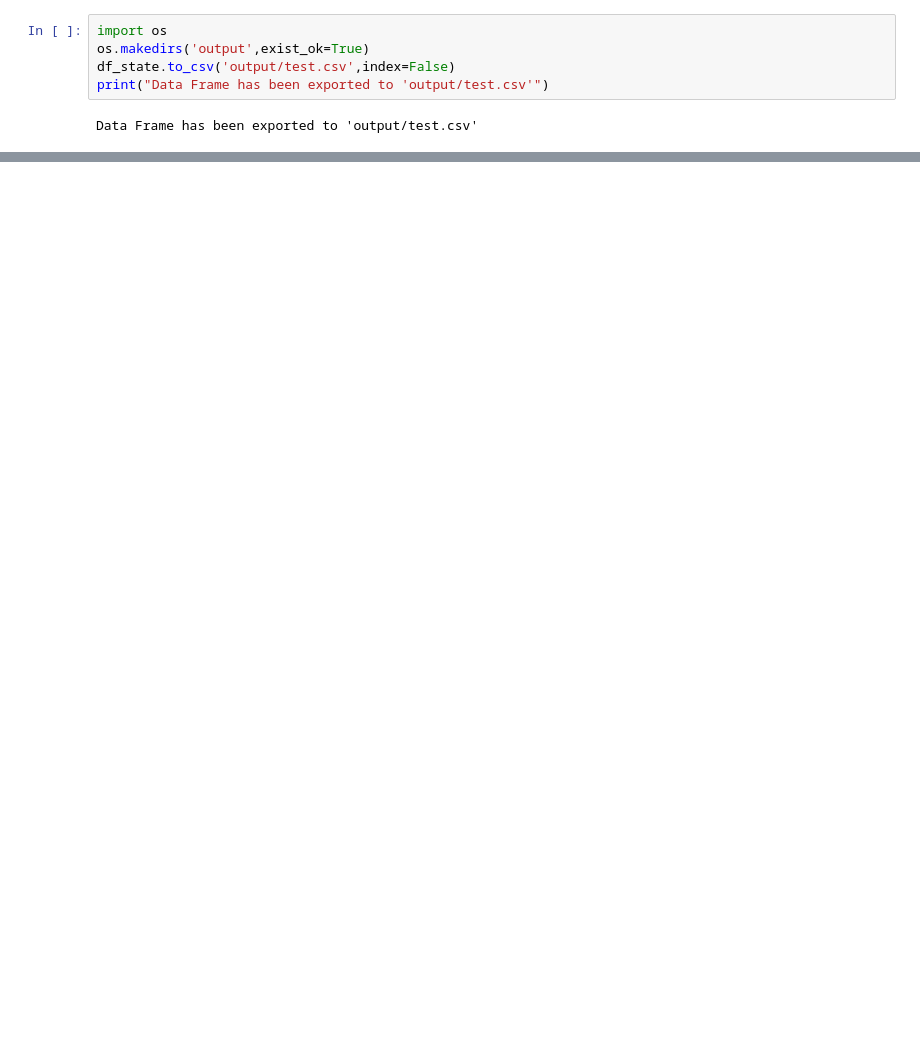
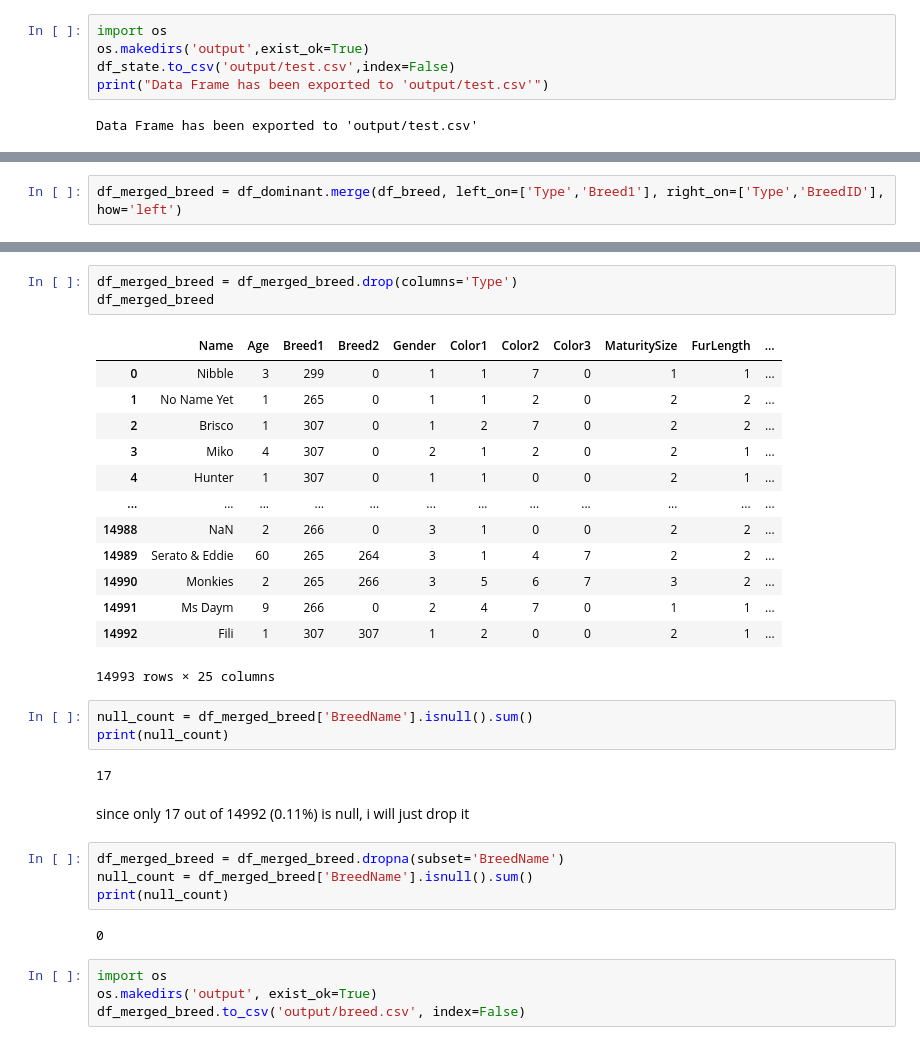
Before and after one commit to Kearskill/meow, a Jupyter notebook: test.ipynb, the cells around one changed output, grey strips where cells are left out. Saved outputs shown, nothing was run; the diff lists cells and outputs as text; blank space fills up the shorter version.

```diff
--- a/test.ipynb
+++ b/test.ipynb
@@ -142,0 +161,2 @@ Data Frame has been exported to 'output/test.csv'
+# %%
+df_merged_breed = df_dominant.merge(df_breed, left_on=['Type','Breed1'], right_on=['Type','BreedID'], how='left')
@@ -142,0 +179,34 @@ Data Frame has been exported to 'output/test.csv'
+# %%
+df_merged_breed = df_merged_breed.drop(columns='Type')
+df_merged_breed
+# %% [output]
+|  | Name | Age | Breed1 | Breed2 | Gender | Color1 | Color2 | Color3 | MaturitySize | FurLength | ... |
+| 0 | Nibble | 3 | 299 | 0 | 1 | 1 | 7 | 0 | 1 | 1 | ... |
+| 1 | No Name Yet | 1 | 265 | 0 | 1 | 1 | 2 | 0 | 2 | 2 | ... |
+| 2 | Brisco | 1 | 307 | 0 | 1 | 2 | 7 | 0 | 2 | 2 | ... |
+| 3 | Miko | 4 | 307 | 0 | 2 | 1 | 2 | 0 | 2 | 1 | ... |
+| 4 | Hunter | 1 | 307 | 0 | 1 | 1 | 0 | 0 | 2 | 1 | ... |
+| ... | ... | ... | ... | ... | ... | ... | ... | ... | ... | ... | ... |
+| 14988 | NaN | 2 | 266 | 0 | 3 | 1 | 0 | 0 | 2 | 2 | ... |
+| 14989 | Serato & Eddie | 60 | 265 | 264 | 3 | 1 | 4 | 7 | 2 | 2 | ... |
+| 14990 | Monkies | 2 | 265 | 266 | 3 | 5 | 6 | 7 | 3 | 2 | ... |
+| 14991 | Ms Daym | 9 | 266 | 0 | 2 | 4 | 7 | 0 | 1 | 1 | ... |
+| 14992 | Fili | 1 | 307 | 307 | 1 | 2 | 0 | 0 | 2 | 1 | ... |
+14993 rows × 25 columns
+# %%
+null_count = df_merged_breed['BreedName'].isnull().sum()
+print(null_count)
+# %% [output]
+17
+# %% [markdown]
+since only 17 out of 14992 (0.11%) is null, i will just drop it
+# %%
+df_merged_breed = df_merged_breed.dropna(subset='BreedName')
+null_count = df_merged_breed['BreedName'].isnull().sum()
+print(null_count)
+# %% [output]
+0
+# %%
+import os
+os.makedirs('output', exist_ok=True)
+df_merged_breed.to_csv('output/breed.csv', index=False)
```
Also changed, not shown: parts of 16 cells of this notebook, 4 other files.
